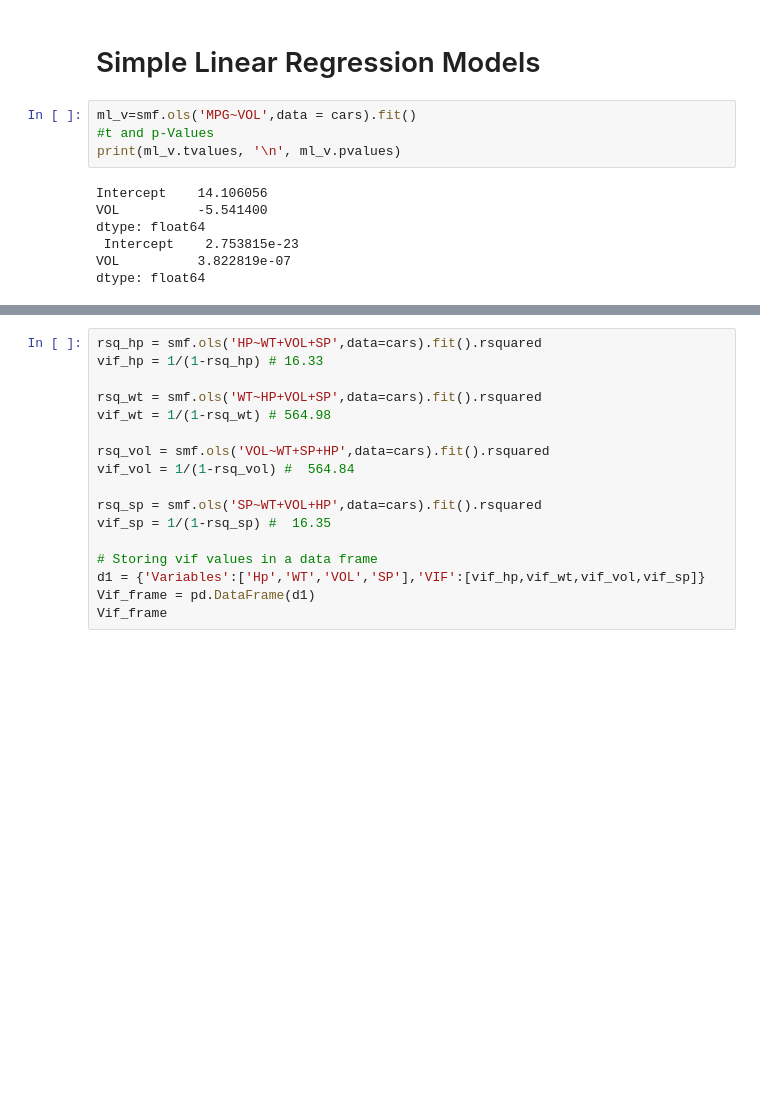
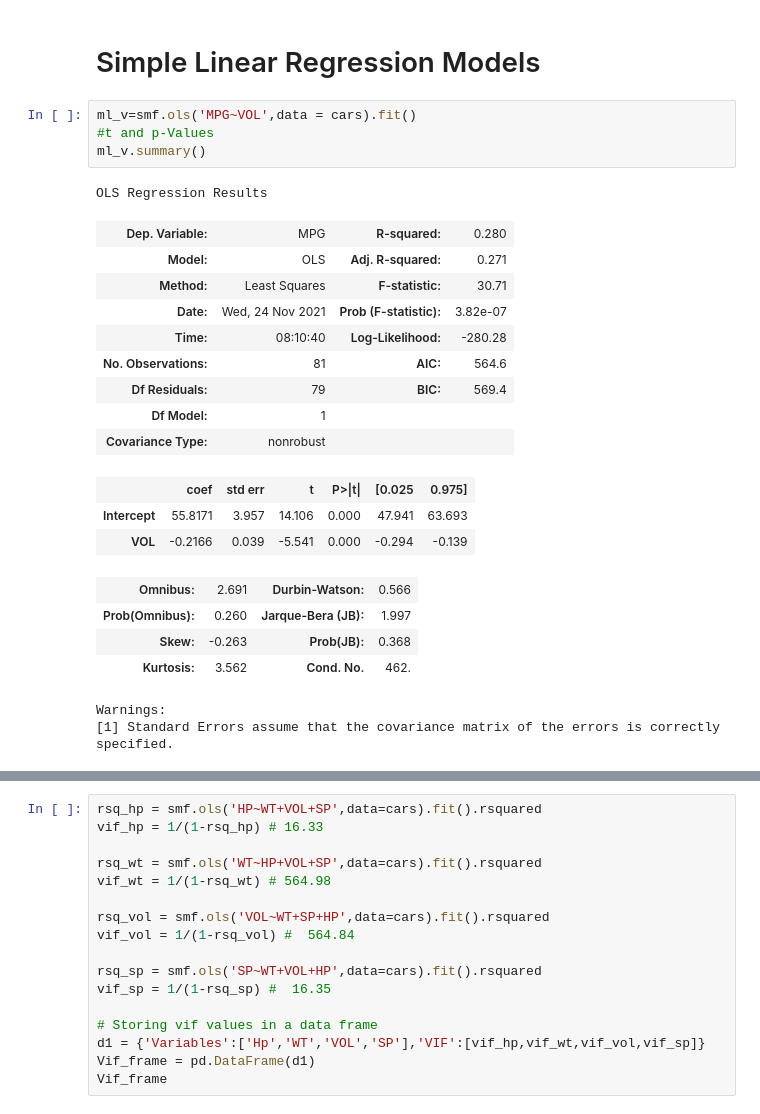
Before and after one commit to Manu-Gr/Multi-Linear-Regression---Buisness-Case---Cars, a Jupyter notebook: Multi_Linear_Regression_Business_Case_Cars.ipynb, the cells around one changed output, grey strips where cells are left out. Drawn from its saved outputs; the diff is of its cells as text; blank space fills up the shorter version.

```diff
--- a/Multi_Linear_Regression_Business_Case_Cars.ipynb
+++ b/Multi_Linear_Regression_Business_Case_Cars.ipynb
@@ -107,13 +138,26 @@ dtype: float64
 # %%
 ml_v=smf.ols('MPG~VOL',data = cars).fit()
 #t and p-Values
-print(ml_v.tvalues, '\n', ml_v.pvalues)
+ml_v.summary()
 # %% [output]
-Intercept    14.106056
-VOL          -5.541400
-dtype: float64
- Intercept    2.753815e-23
-VOL          3.822819e-07
-dtype: float64
+OLS Regression Results
+| Dep. Variable: | MPG | R-squared: | 0.280 |
+| Model: | OLS | Adj. R-squared: | 0.271 |
+| Method: | Least Squares | F-statistic: | 30.71 |
+| Date: | Wed, 24 Nov 2021 | Prob (F-statistic): | 3.82e-07 |
+| Time: | 08:10:40 | Log-Likelihood: | -280.28 |
+| No. Observations: | 81 | AIC: | 564.6 |
+| Df Residuals: | 79 | BIC: | 569.4 |
+| Df Model: | 1 |  |  |
+| Covariance Type: | nonrobust |  |  |
+|  | coef | std err | t | P>|t| | [0.025 | 0.975] |
+| Intercept | 55.8171 | 3.957 | 14.106 | 0.000 | 47.941 | 63.693 |
+| VOL | -0.2166 | 0.039 | -5.541 | 0.000 | -0.294 | -0.139 |
+| Omnibus: | 2.691 | Durbin-Watson: | 0.566 |
+| Prob(Omnibus): | 0.260 | Jarque-Bera (JB): | 1.997 |
+| Skew: | -0.263 | Prob(JB): | 0.368 |
+| Kurtosis: | 3.562 | Cond. No. | 462. |
+Warnings:
+[1] Standard Errors assume that the covariance matrix of the errors is correctly specified.
 # %%
 ml_w=smf.ols('MPG~WT',data = cars).fit()
```
Also changed, not shown: parts of 15 cells of this notebook.
